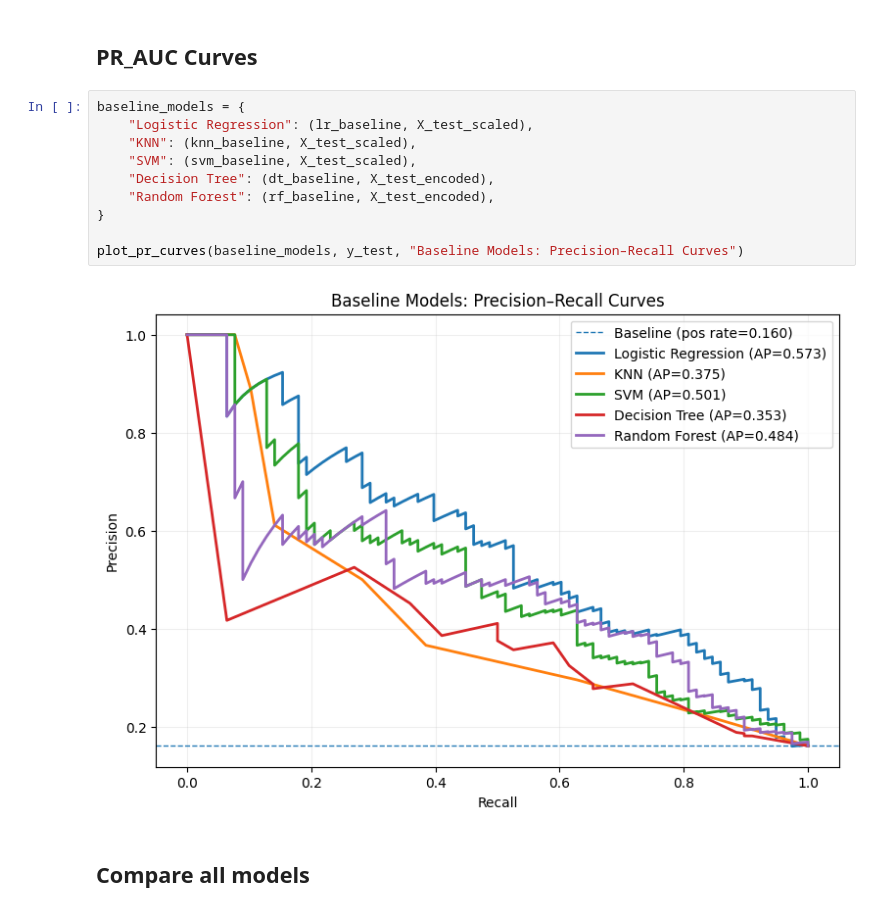
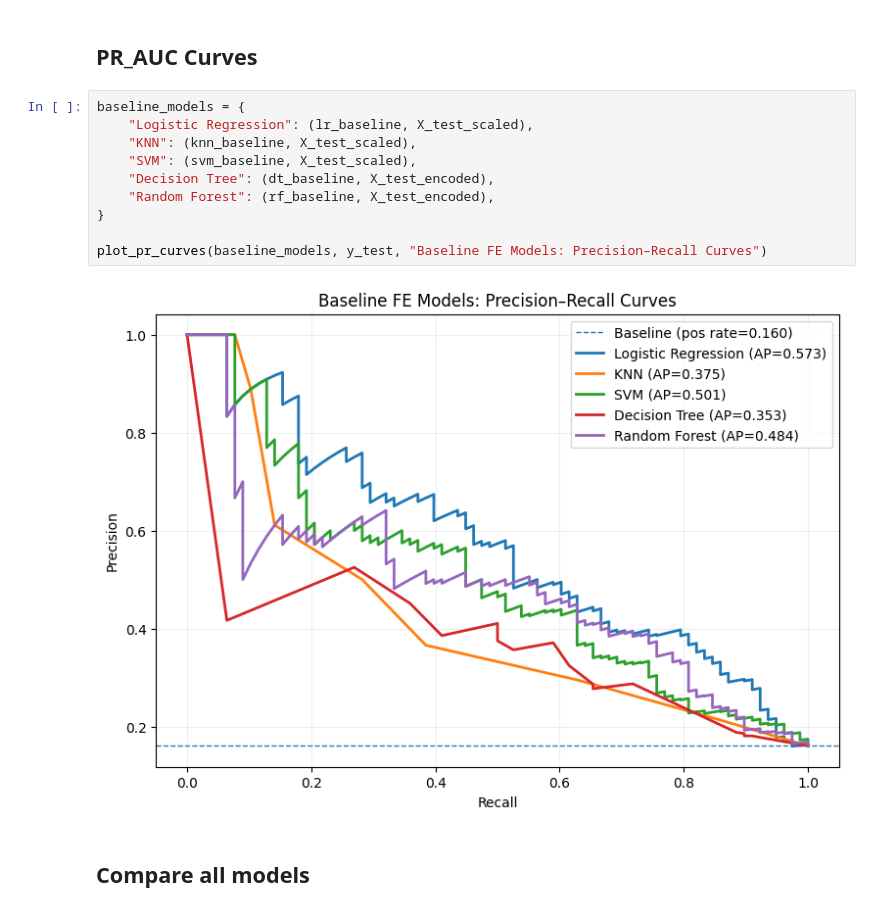
Before and after one commit to remiljw/Capstone-Employee-Churn, a Jupyter notebook: models/feature_eng.ipynb, the cells around one changed output. Drawn from its saved outputs; the diff is of its cells as text.

```diff
--- a/models/feature_eng.ipynb
+++ b/models/feature_eng.ipynb
@@ -362,15 +363,15 @@ attrition_yes(1)       0.50      0.47      0.49        78
 # %%
 baseline_models = {
     "Logistic Regression": (lr_baseline, X_test_scaled),
     "KNN": (knn_baseline, X_test_scaled),
     "SVM": (svm_baseline, X_test_scaled),
     "Decision Tree": (dt_baseline, X_test_encoded),
     "Random Forest": (rf_baseline, X_test_encoded),
 }
 
-plot_pr_curves(baseline_models, y_test, "Baseline Models: Precision–Recall Curves")
+plot_pr_curves(baseline_models, y_test, "Baseline FE Models: Precision–Recall Curves")
 # %% [output]
-[figure, old version]
+[figure, new version]
 # %% [markdown]
 ## Compare all models
 # %%
```
Also changed, not shown: parts of 1 cell of this notebook, 1 other file.
